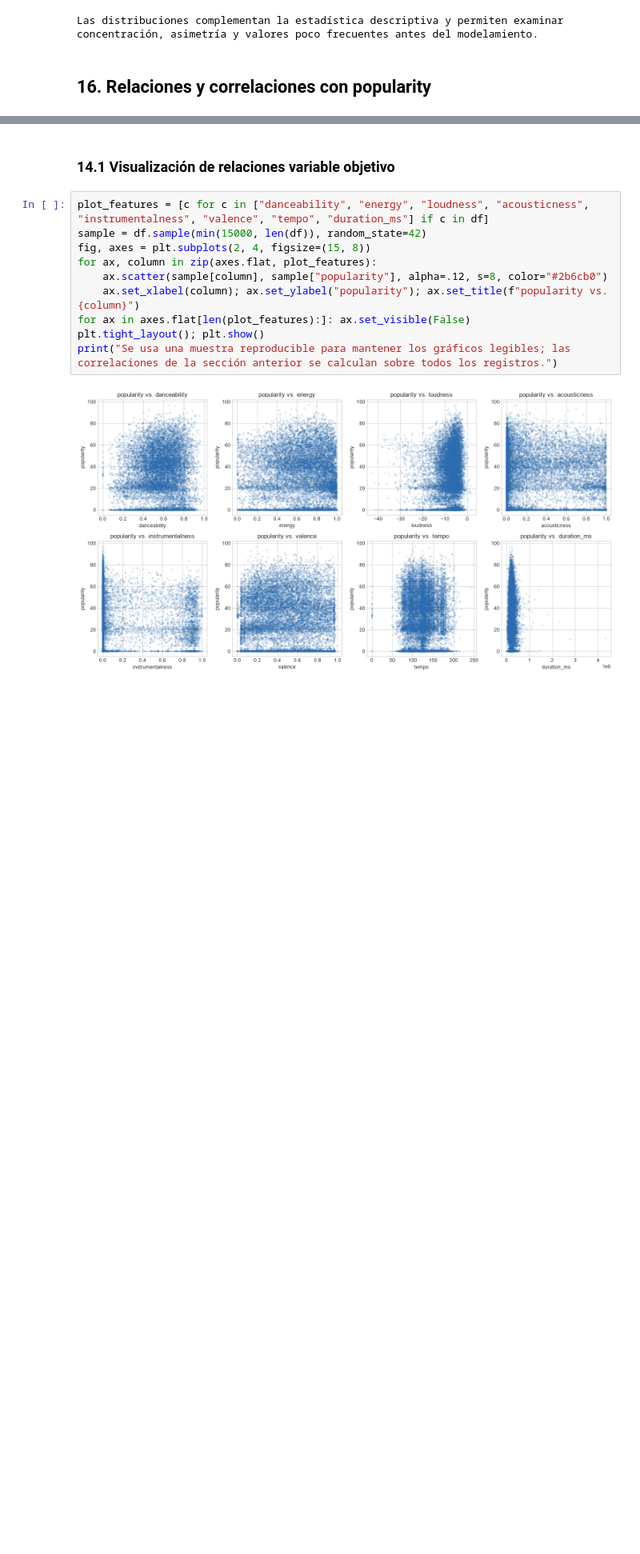
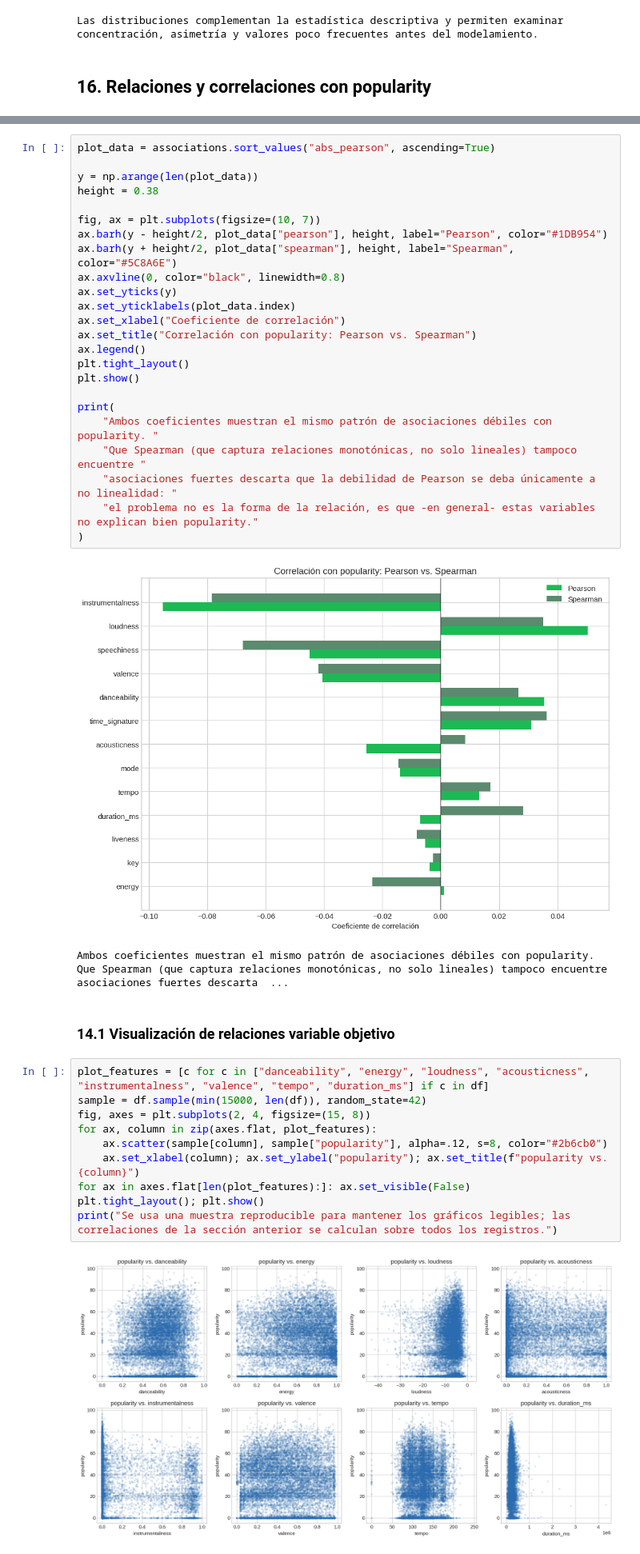
Before and after one commit to BRomanman/Spotify_EP1_Proyecto, a Jupyter notebook: notebooks/EP1_Caso_C_Spotify_Informe.ipynb, the cells around one changed output, grey strips where cells are left out. Shown at 80% size. Saved outputs shown, nothing was run; the diff lists cells and outputs as text; blank space fills up the shorter version.

```diff
--- a/notebooks/EP1_Caso_C_Spotify_Informe.ipynb
+++ b/notebooks/EP1_Caso_C_Spotify_Informe.ipynb
@@ -412,4 +414,31 @@ print(f"La mayor asociación lineal absoluta con popularity es {top_association}
 La mayor asociación lineal absoluta con popularity es instrumentalness (-0.095). Es una asociación exploratoria, no evidencia de causalidad.
+# %%
+plot_data = associations.sort_values("abs_pearson", ascending=True)
+
+y = np.arange(len(plot_data))
+height = 0.38
+
+fig, ax = plt.subplots(figsize=(10, 7))
+ax.barh(y - height/2, plot_data["pearson"], height, label="Pearson", color="#1DB954")
+ax.barh(y + height/2, plot_data["spearman"], height, label="Spearman", color="#5C8A6E")
+ax.axvline(0, color="black", linewidth=0.8)
+ax.set_yticks(y)
+ax.set_yticklabels(plot_data.index)
+ax.set_xlabel("Coeficiente de correlación")
+ax.set_title("Correlación con popularity: Pearson vs. Spearman")
+ax.legend()
+plt.tight_layout()
+plt.show()
+
+print(
+    "Ambos coeficientes muestran el mismo patrón de asociaciones débiles con popularity. "
+    "Que Spearman (que captura relaciones monotónicas, no solo lineales) tampoco encuentre "
+    "asociaciones fuertes descarta que la debilidad de Pearson se deba únicamente a no linealidad: "
+    "el problema no es la forma de la relación, es que -en general- estas variables no explican bien popularity."
+)
+# %% [output]
+[figure, added]
+Ambos coeficientes muestran el mismo patrón de asociaciones débiles con popularity. Que Spearman (que captura relaciones monotónicas, no solo lineales) tampoco encuentre asociaciones fuertes descarta  ...
 # %% [markdown]
 ### 14.1 Visualización de relaciones variable objetivo
 # %%
```
Also changed, not shown: parts of 20 cells of this notebook, 2 other files.
